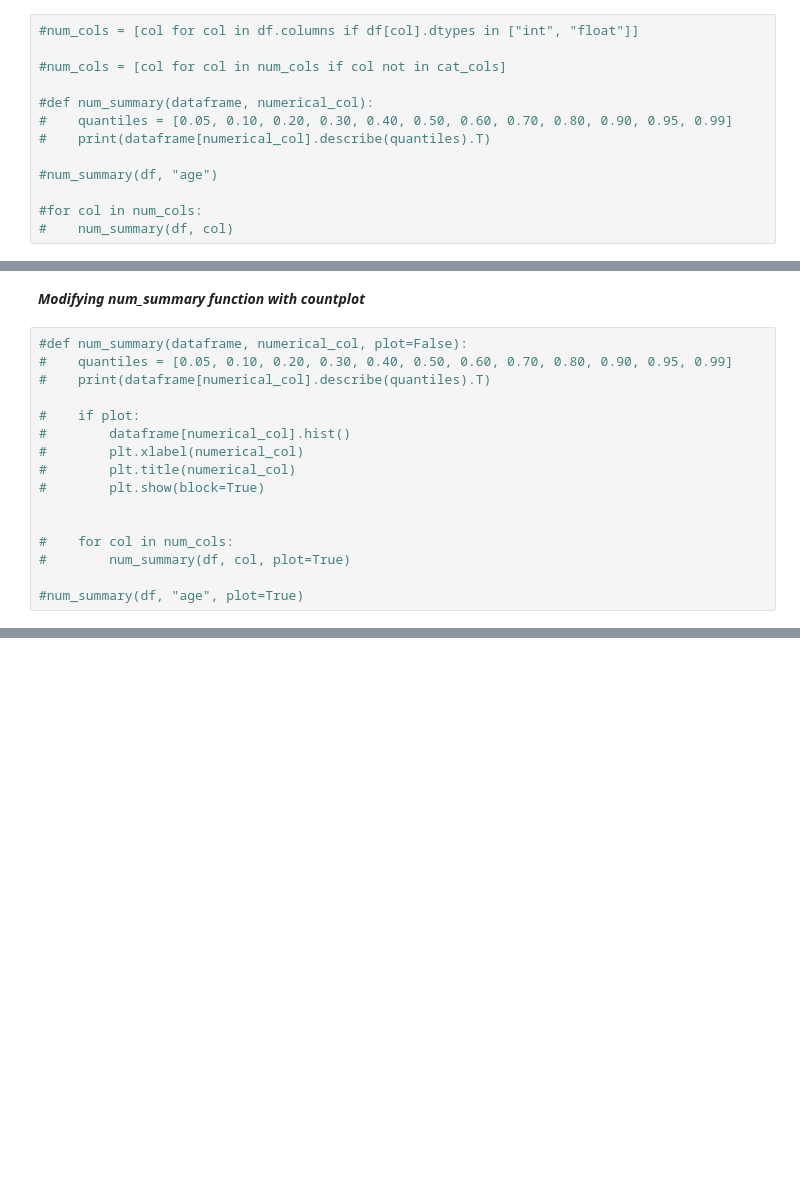
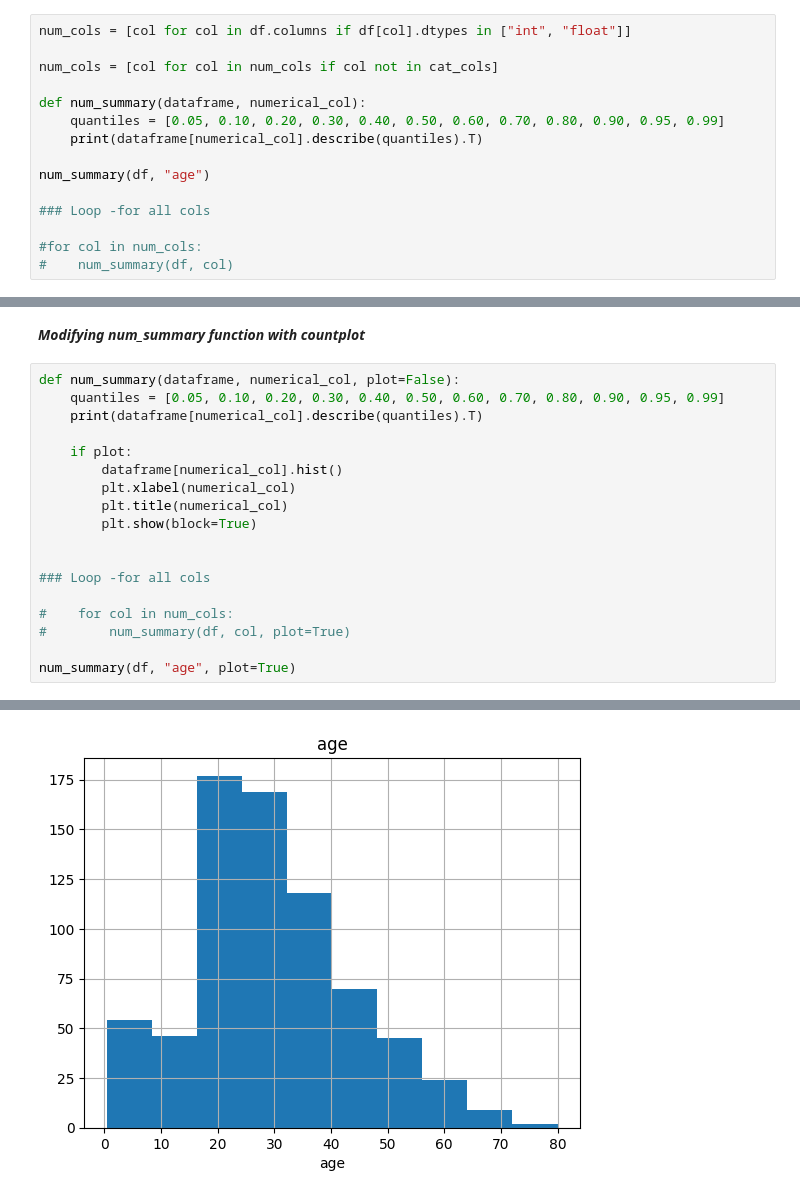
Before and after one commit to YeldaYuksel/Analysis_of_Variables, a Jupyter notebook: analysis-of-variables.ipynb, the cells around one changed output, grey strips where cells are left out. Saved outputs shown, nothing was run; the diff lists cells and outputs as text; blank space fills up the shorter version.

```diff
--- a/analysis-of-variables.ipynb
+++ b/analysis-of-variables.ipynb
@@ -78,15 +109,17 @@
 
 **Bu script, veri keşfini gerçekleştirmek ve Titanic veri setindeki numerik sütunlar için özetler oluşturur.**
 # %%
-#num_cols = [col for col in df.columns if df[col].dtypes in ["int", "float"]]
+num_cols = [col for col in df.columns if df[col].dtypes in ["int", "float"]]
 
-#num_cols = [col for col in num_cols if col not in cat_cols]
+num_cols = [col for col in num_cols if col not in cat_cols]
 
-#def num_summary(dataframe, numerical_col):
-#    quantiles = [0.05, 0.10, 0.20, 0.30, 0.40, 0.50, 0.60, 0.70, 0.80, 0.90, 0.95, 0.99]
-#    print(dataframe[numerical_col].describe(quantiles).T)
+def num_summary(dataframe, numerical_col):
+    quantiles = [0.05, 0.10, 0.20, 0.30, 0.40, 0.50, 0.60, 0.70, 0.80, 0.90, 0.95, 0.99]
+    print(dataframe[numerical_col].describe(quantiles).T)
 
-#num_summary(df, "age")
+num_summary(df, "age")
+
+### Loop -for all cols
 
 #for col in num_cols:
 #    num_summary(df, col)
@@ -93,18 +145,21 @@
 # %% [markdown]
 ***Modifying num_summary function with countplot***
 # %%
-#def num_summary(dataframe, numerical_col, plot=False):
-#    quantiles = [0.05, 0.10, 0.20, 0.30, 0.40, 0.50, 0.60, 0.70, 0.80, 0.90, 0.95, 0.99]
-#    print(dataframe[numerical_col].describe(quantiles).T)
+def num_summary(dataframe, numerical_col, plot=False):
+    quantiles = [0.05, 0.10, 0.20, 0.30, 0.40, 0.50, 0.60, 0.70, 0.80, 0.90, 0.95, 0.99]
+    print(dataframe[numerical_col].describe(quantiles).T)
 
-#    if plot:
-#        dataframe[numerical_col].hist()
-#        plt.xlabel(numerical_col)
-#        plt.title(numerical_col)
-#        plt.show(block=True)
+    if plot:
+        dataframe[numerical_col].hist()
+        plt.xlabel(numerical_col)
+        plt.title(numerical_col)
+        plt.show(block=True)
 
+
+### Loop -for all cols
 
 #    for col in num_cols:
 #        num_summary(df, col, plot=True)
 
-#num_summary(df, "age", plot=True)
+num_summary(df, "age", plot=True)
+# %% [output]
@@ -110,0 +184 @@
+[figure, added]
```
Also changed, not shown: parts of 6 cells of this notebook.
